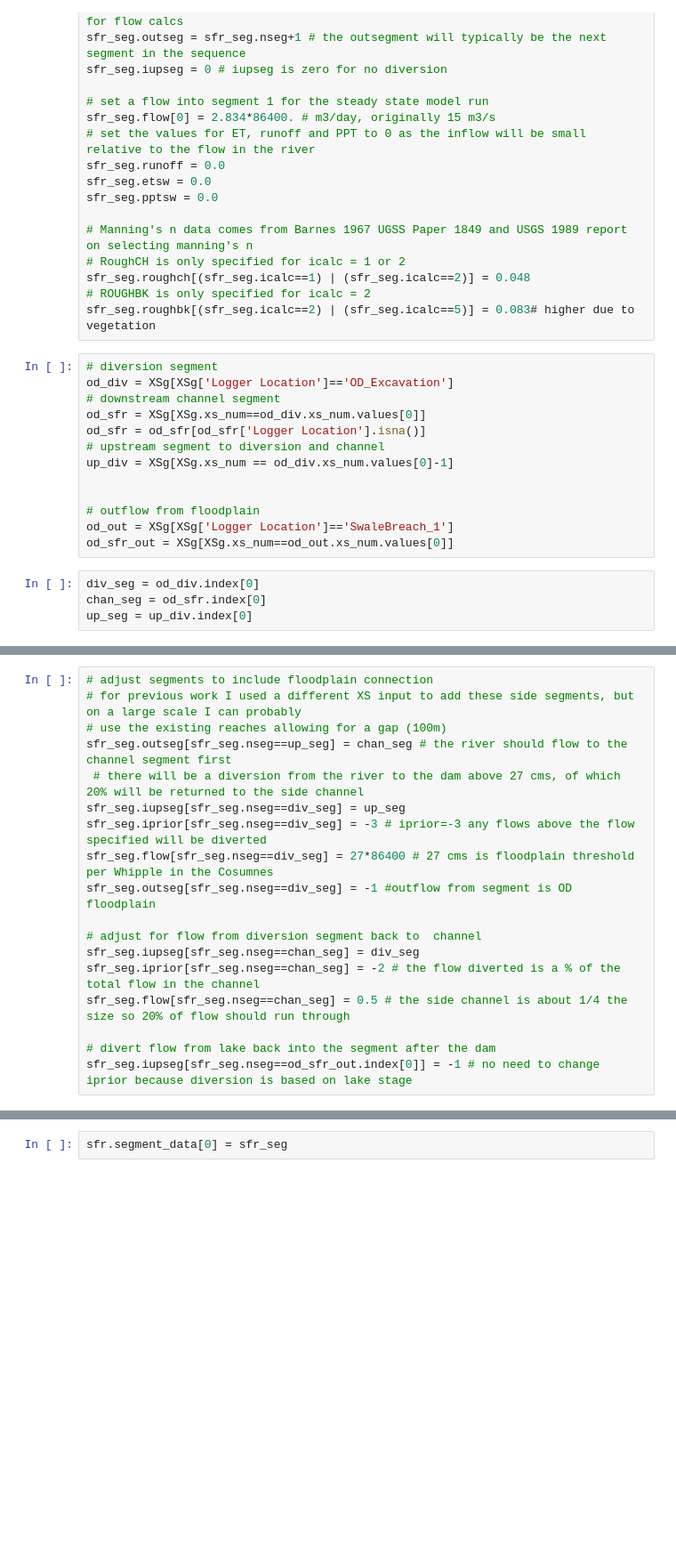
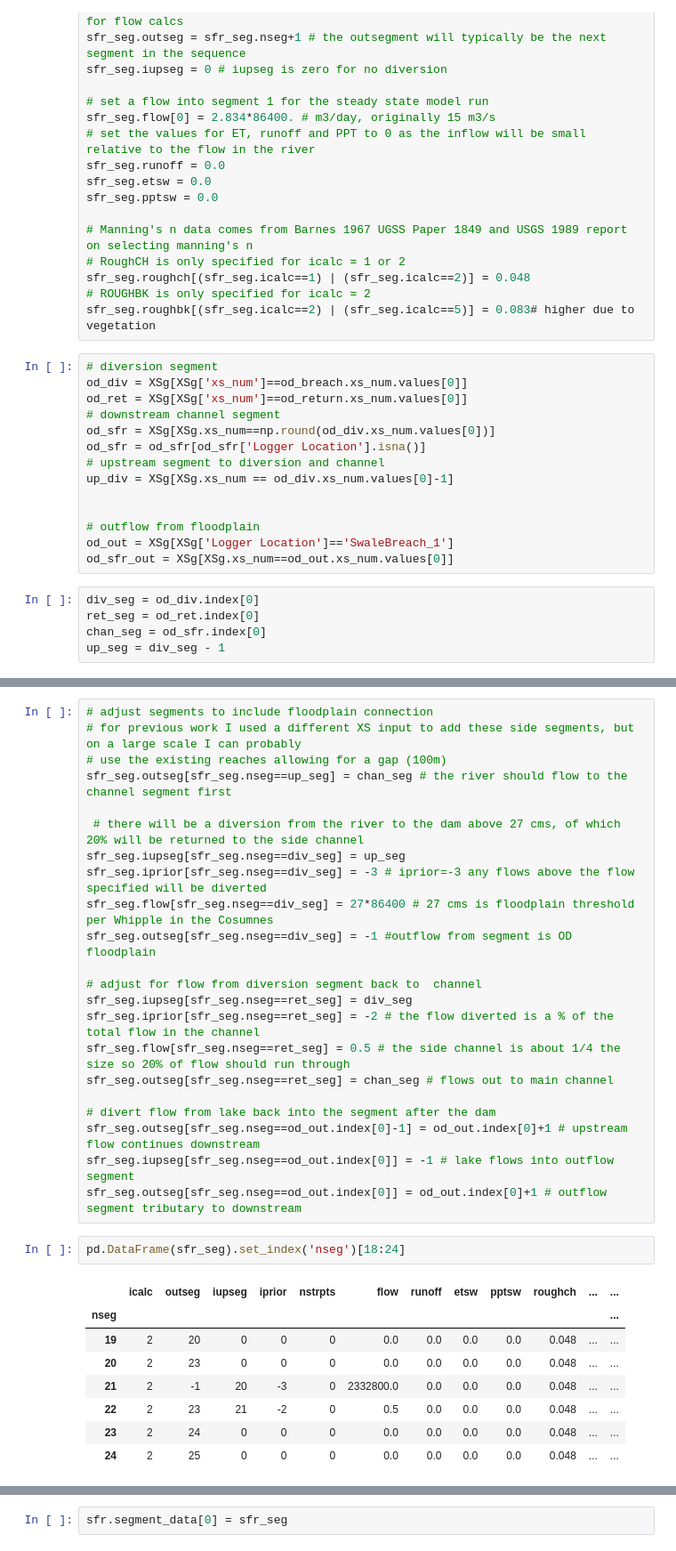
Before and after one commit to andrewcalderwood/CosumnesRiverRecharge, a Jupyter notebook: Projects/Oneto_Denier/Streambed seepage model.ipynb, the cells around one changed output, grey strips where cells are left out. Shown at 89% size. Saved outputs shown, nothing was run; the diff lists cells and outputs as text; blank space fills up the shorter version.

```diff
--- a/Projects/Oneto_Denier/Streambed seepage model.ipynb
+++ b/Projects/Oneto_Denier/Streambed seepage model.ipynb
@@ -838,9 +858,10 @@ sfr_seg.roughch[(sfr_seg.icalc==1) | (sfr_seg.icalc==2)] = 0.048
 sfr_seg.roughbk[(sfr_seg.icalc==2) | (sfr_seg.icalc==5)] = 0.083# higher due to vegetation
 # %%
 # diversion segment
-od_div = XSg[XSg['Logger Location']=='OD_Excavation']
+od_div = XSg[XSg['xs_num']==od_breach.xs_num.values[0]]
+od_ret = XSg[XSg['xs_num']==od_return.xs_num.values[0]]
 # downstream channel segment
-od_sfr = XSg[XSg.xs_num==od_div.xs_num.values[0]]
+od_sfr = XSg[XSg.xs_num==np.round(od_div.xs_num.values[0])]
 od_sfr = od_sfr[od_sfr['Logger Location'].isna()]
 # upstream segment to diversion and channel
 up_div = XSg[XSg.xs_num == od_div.xs_num.values[0]-1]
@@ -851,5 +872,6 @@ od_out = XSg[XSg['Logger Location']=='SwaleBreach_1']
 od_sfr_out = XSg[XSg.xs_num==od_out.xs_num.values[0]]
 # %%
 div_seg = od_div.index[0]
+ret_seg = od_ret.index[0]
 chan_seg = od_sfr.index[0]
-up_seg = up_div.index[0]
+up_seg = div_seg - 1
@@ -860,6 +880,7 @@ up_seg = up_div.index[0]
 # for previous work I used a different XS input to add these side segments, but on a large scale I can probably
 # use the existing reaches allowing for a gap (100m)
 sfr_seg.outseg[sfr_seg.nseg==up_seg] = chan_seg # the river should flow to the channel segment first
+
  # there will be a diversion from the river to the dam above 27 cms, of which 20% will be returned to the side channel
 sfr_seg.iupseg[sfr_seg.nseg==div_seg] = up_seg
 sfr_seg.iprior[sfr_seg.nseg==div_seg] = -3 # iprior=-3 any flows above the flow specified will be diverted
@@ -867,9 +888,23 @@ sfr_seg.flow[sfr_seg.nseg==div_seg] = 27*86400 # 27 cms is floodplain threshold
 sfr_seg.outseg[sfr_seg.nseg==div_seg] = -1 #outflow from segment is OD floodplain
 
 # adjust for flow from diversion segment back to  channel
-sfr_seg.iupseg[sfr_seg.nseg==chan_seg] = div_seg
-sfr_seg.iprior[sfr_seg.nseg==chan_seg] = -2 # the flow diverted is a % of the total flow in the channel
-sfr_seg.flow[sfr_seg.nseg==chan_seg] = 0.5 # the side channel is about 1/4 the size so 20% of flow should run through
+sfr_seg.iupseg[sfr_seg.nseg==ret_seg] = div_seg
+sfr_seg.iprior[sfr_seg.nseg==ret_seg] = -2 # the flow diverted is a % of the total flow in the channel
+sfr_seg.flow[sfr_seg.nseg==ret_seg] = 0.5 # the side channel is about 1/4 the size so 20% of flow should run through
+sfr_seg.outseg[sfr_seg.nseg==ret_seg] = chan_seg # flows out to main channel
 
 # divert flow from lake back into the segment after the dam
-sfr_seg.iupseg[sfr_seg.nseg==od_sfr_out.index[0]] = -1 # no need to change iprior because diversion is based on lake stage
+sfr_seg.outseg[sfr_seg.nseg==od_out.index[0]-1] = od_out.index[0]+1 # upstream flow continues downstream
+sfr_seg.iupseg[sfr_seg.nseg==od_out.index[0]] = -1 # lake flows into outflow segment
+sfr_seg.outseg[sfr_seg.nseg==od_out.index[0]] = od_out.index[0]+1 # outflow segment tributary to downstream
+# %%
+pd.DataFrame(sfr_seg).set_index('nseg')[18:24]
+# %% [output]
+|  | icalc | outseg | iupseg | iprior | nstrpts | flow | runoff | etsw | pptsw | roughch | ... | ... |
+| nseg |  |  |  |  |  |  |  |  |  |  |  | ... |
+| 19 | 2 | 20 | 0 | 0 | 0 | 0.0 | 0.0 | 0.0 | 0.0 | 0.048 | ... | ... |
+| 20 | 2 | 23 | 0 | 0 | 0 | 0.0 | 0.0 | 0.0 | 0.0 | 0.048 | ... | ... |
+| 21 | 2 | -1 | 20 | -3 | 0 | 2332800.0 | 0.0 | 0.0 | 0.0 | 0.048 | ... | ... |
+| 22 | 2 | 23 | 21 | -2 | 0 | 0.5 | 0.0 | 0.0 | 0.0 | 0.048 | ... | ... |
+| 23 | 2 | 24 | 0 | 0 | 0 | 0.0 | 0.0 | 0.0 | 0.0 | 0.048 | ... | ... |
+| 24 | 2 | 25 | 0 | 0 | 0 | 0.0 | 0.0 | 0.0 | 0.0 | 0.048 | ... | ... |
```
Also changed, not shown: parts of 39 cells of this notebook, 15 other files.
